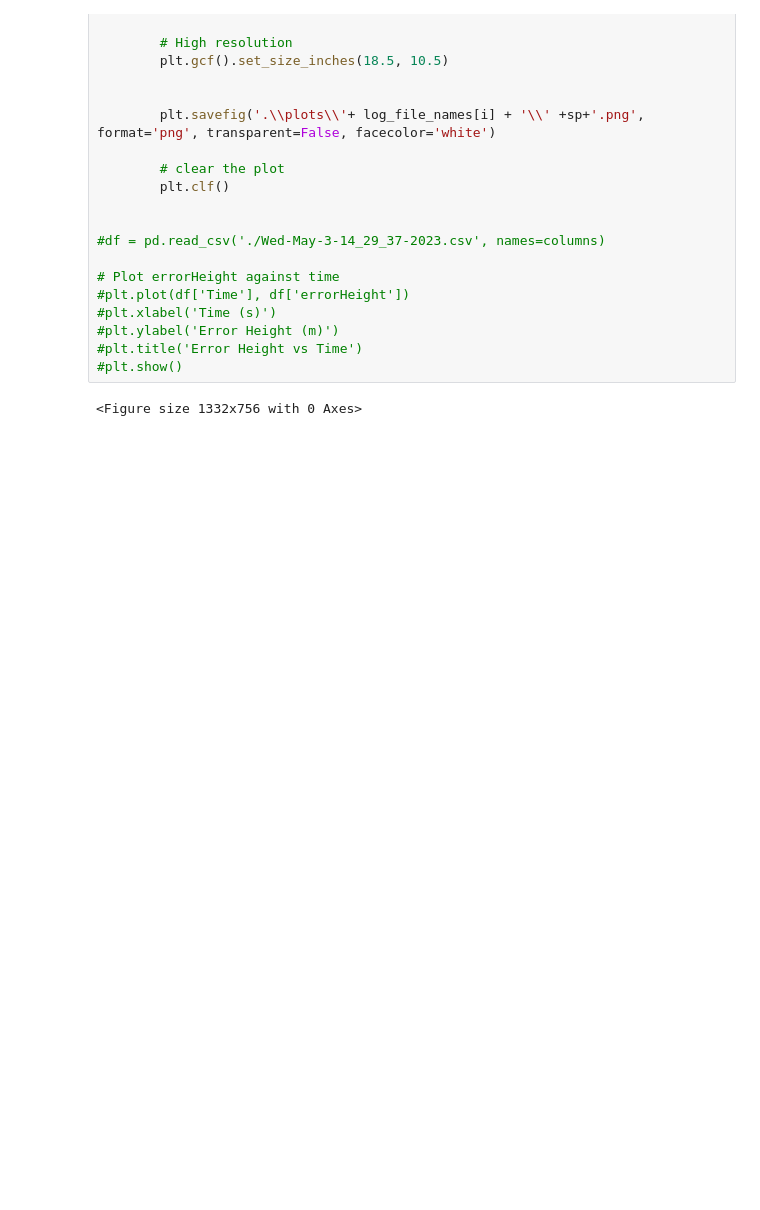
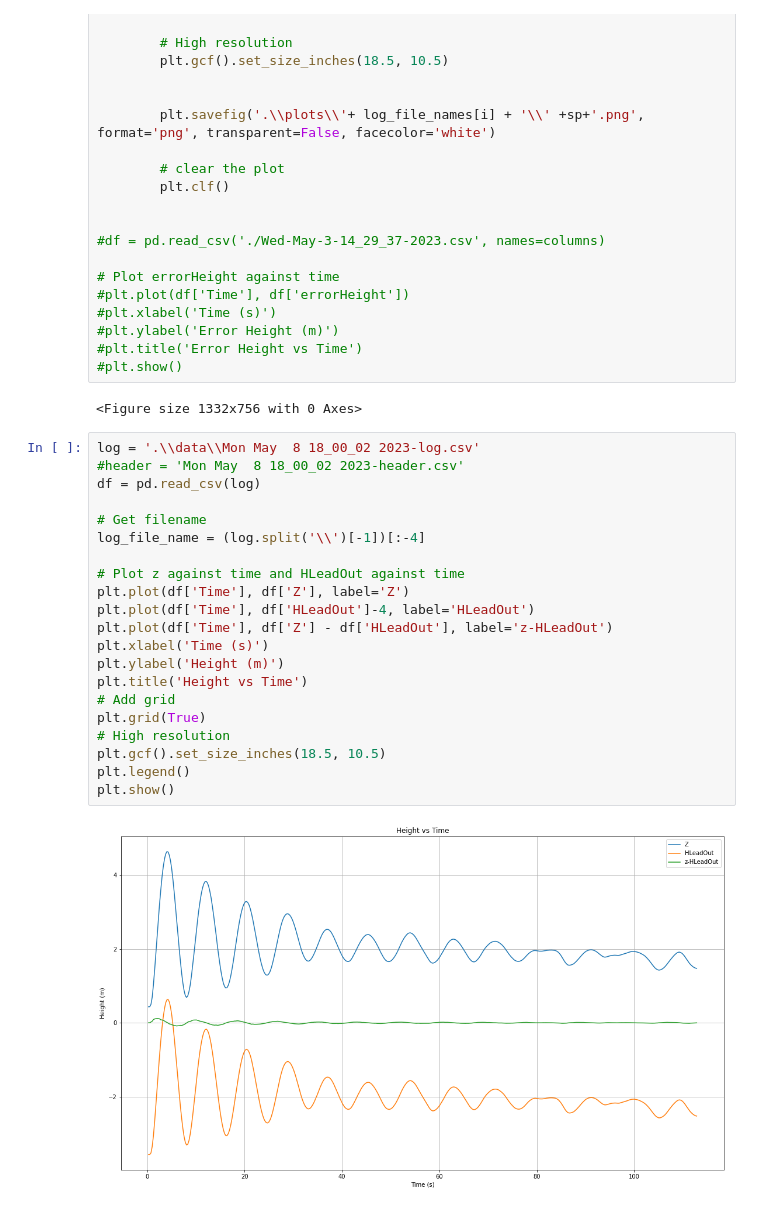
Before and after one commit to Luup850/Zephyr-drone, a Jupyter notebook: Python/plot.ipynb, the cells around one changed output. Cells and saved outputs as stored; diff of their text form; blank space fills up the shorter version.

```diff
--- a/Python/plot.ipynb
+++ b/Python/plot.ipynb
@@ -89,3 +98,26 @@ for i,lg in enumerate(logs):
 #plt.show()
 # %% [output]
 <Figure size 1332x756 with 0 Axes>
+# %%
+log = '.\\data\\Mon May  8 18_00_02 2023-log.csv'
+#header = 'Mon May  8 18_00_02 2023-header.csv'
+df = pd.read_csv(log)
+
+# Get filename
+log_file_name = (log.split('\\')[-1])[:-4]
+
+# Plot z against time and HLeadOut against time
+plt.plot(df['Time'], df['Z'], label='Z')
+plt.plot(df['Time'], df['HLeadOut']-4, label='HLeadOut')
+plt.plot(df['Time'], df['Z'] - df['HLeadOut'], label='z-HLeadOut')
+plt.xlabel('Time (s)')
+plt.ylabel('Height (m)')
+plt.title('Height vs Time')
+# Add grid
+plt.grid(True)
+# High resolution
+plt.gcf().set_size_inches(18.5, 10.5)
+plt.legend()
+plt.show()
+# %% [output]
+[figure, added]
```
Also changed, not shown: parts of 1 cell of this notebook, 4 other files.
